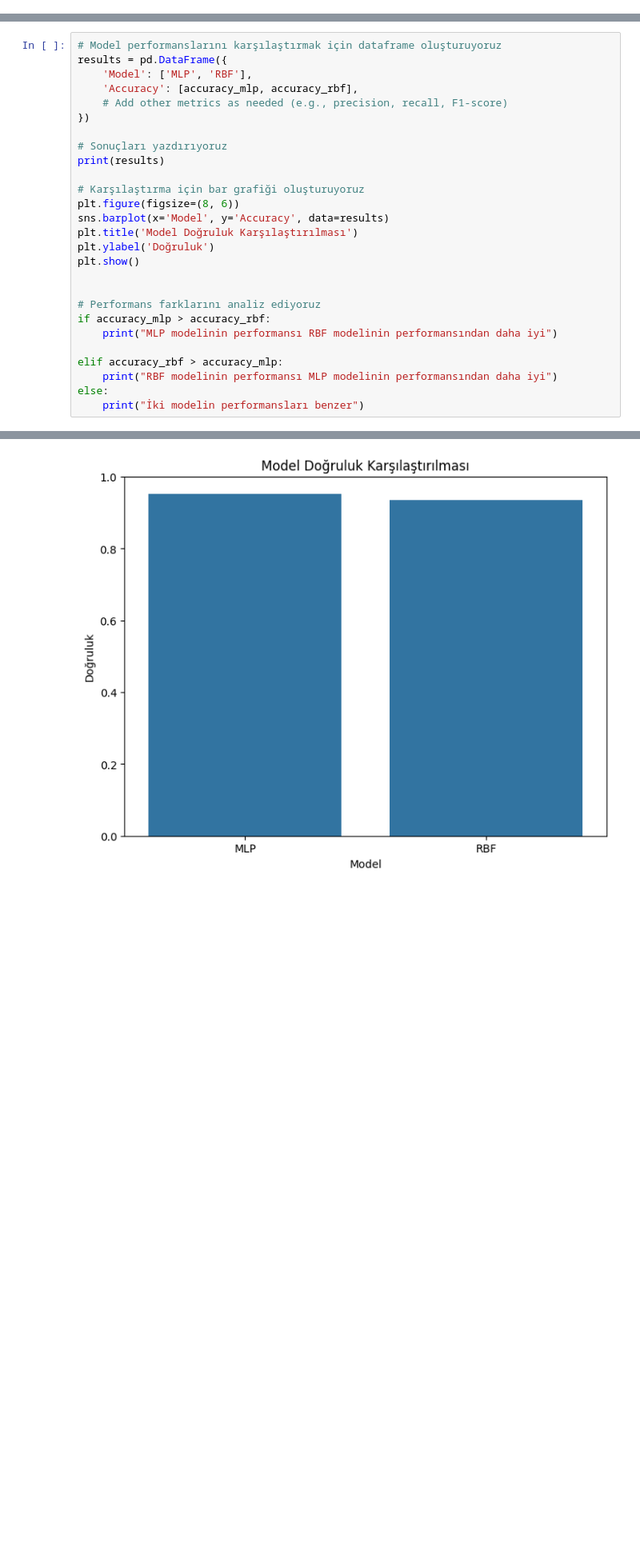
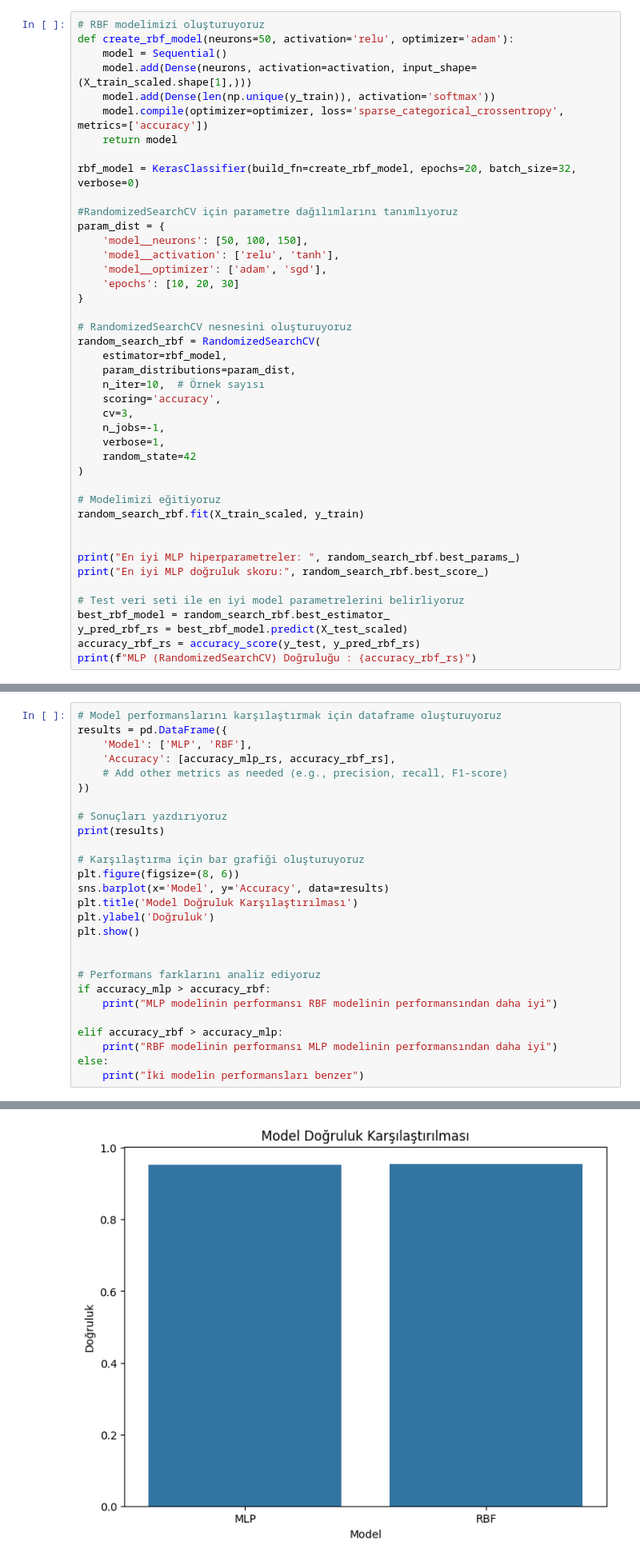
Before and after one commit to sahin-arslan/YapaySinirAglari, a Jupyter notebook: 234312029_Sahin_Arslan_YSA.ipynb, the cells around one changed output, grey strips where cells are left out. Shown at 80% size. Cells and saved outputs as stored; diff of their text form; blank space fills up the shorter version.

```diff
--- a/234312029_Sahin_Arslan_YSA.ipynb
+++ b/234312029_Sahin_Arslan_YSA.ipynb
@@ -329,0 +305,43 @@ MLP (RandomizedSearchCV) Doğruluğu                      : 0.9412537537537538
+# %%
+# RBF modelimizi oluşturuyoruz
+def create_rbf_model(neurons=50, activation='relu', optimizer='adam'):
+    model = Sequential()
+    model.add(Dense(neurons, activation=activation, input_shape=(X_train_scaled.shape[1],)))
+    model.add(Dense(len(np.unique(y_train)), activation='softmax'))
+    model.compile(optimizer=optimizer, loss='sparse_categorical_crossentropy', metrics=['accuracy'])
+    return model
+
+rbf_model = KerasClassifier(build_fn=create_rbf_model, epochs=20, batch_size=32, verbose=0)
+
+#RandomizedSearchCV için parametre dağılımlarını tanımlıyoruz
+param_dist = {
+    'model__neurons': [50, 100, 150],
+    'model__activation': ['relu', 'tanh'],
+    'model__optimizer': ['adam', 'sgd'],
+    'epochs': [10, 20, 30]
+}
+
+# RandomizedSearchCV nesnesini oluşturuyoruz
+random_search_rbf = RandomizedSearchCV(
+    estimator=rbf_model,
+    param_distributions=param_dist,
+    n_iter=10,  # Örnek sayısı
+    scoring='accuracy',
+    cv=3,
+    n_jobs=-1,
+    verbose=1,
+    random_state=42
+)
+
+# Modelimizi eğitiyoruz
+random_search_rbf.fit(X_train_scaled, y_train)
+
+
+print("En iyi MLP hiperparametreler: ", random_search_rbf.best_params_)
+print("En iyi MLP doğruluk skoru:", random_search_rbf.best_score_)
+
+# Test veri seti ile en iyi model parametrelerini belirliyoruz
+best_rbf_model = random_search_rbf.best_estimator_
+y_pred_rbf_rs = best_rbf_model.predict(X_test_scaled)
+accuracy_rbf_rs = accuracy_score(y_test, y_pred_rbf_rs)
+print(f"MLP (RandomizedSearchCV) Doğruluğu : {accuracy_rbf_rs}")
@@ -336,7 +359,7 @@ MLP (RandomizedSearchCV) Doğruluğu                      : 0.9412537537537538
 # Model performanslarını karşılaştırmak için dataframe oluşturuyoruz
 results = pd.DataFrame({
     'Model': ['MLP', 'RBF'],
-    'Accuracy': [accuracy_mlp, accuracy_rbf],
+    'Accuracy': [accuracy_mlp_rs, accuracy_rbf_rs],
     # Add other metrics as needed (e.g., precision, recall, F1-score)
 })
 
@@ -366 +389 @@ else:
-[figure, old version]
+[figure, new version]
```
Also changed, not shown: parts of 12 cells of this notebook.
